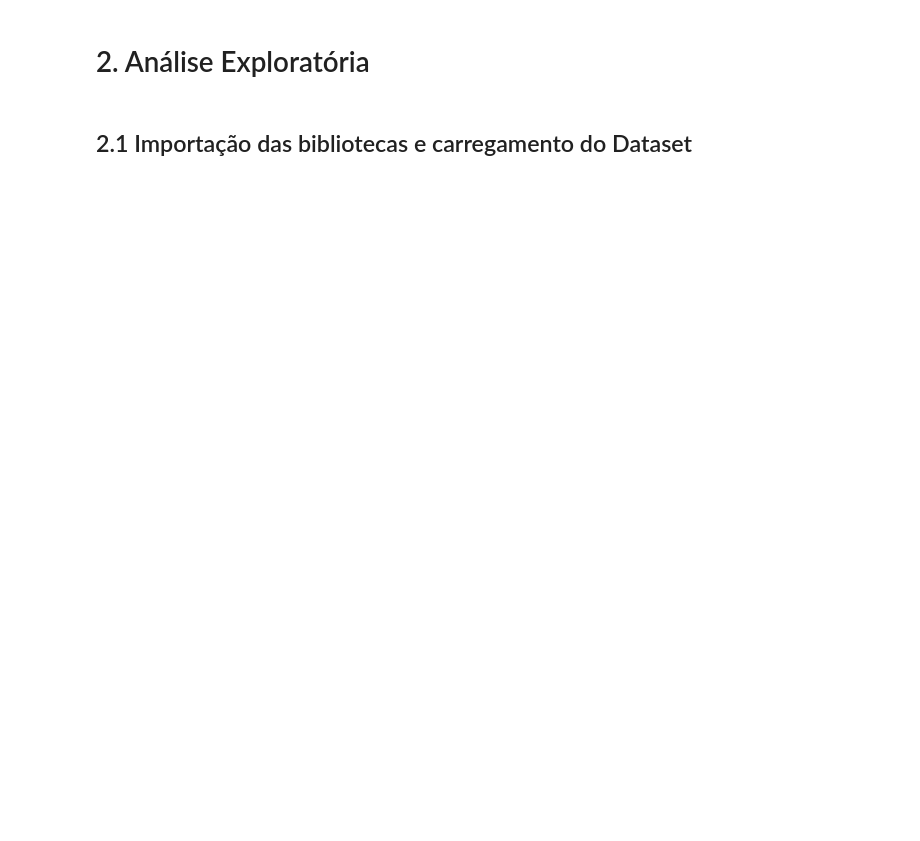
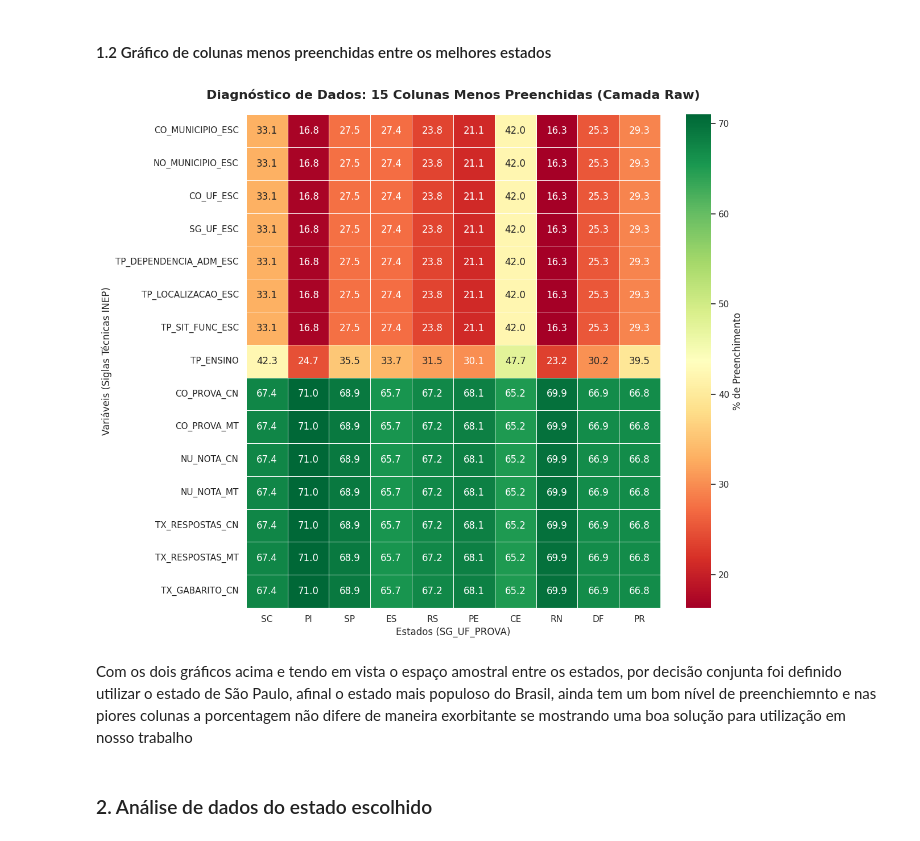
Before and after one commit to Caiomesvie/SDBD2---INEP, a Jupyter notebook: silver/analytcs.ipynb, the cells around one changed output. Cells and saved outputs as stored; diff of their text form; code cells hidden in the pictures; blank space fills up the shorter version.

```diff
--- a/silver/analytcs.ipynb
+++ b/silver/analytcs.ipynb
@@ -19,4 +129,51 @@ O Enem [(Exame Nacional do Ensino Médio)](https://www.gov.br/inep/pt-br/areas-d
+# %% [markdown]
+#### 1.2 Gráfico de colunas menos preenchidas entre os melhores estados
+# %%
+melhores_estados = [row['Estado'] for row in relatorio_estados.limit(10).collect()]
+filtro_melhores_estados = leitura.filter(F.col("SG_UF_PROVA").isin(melhores_estados))
+
+caminho_dicionario = 'data_raw/Dicionário_Microdados_Enem_2021.xlsx - MICRODADOS_ENEM_2021.csv'
+
+coluna_dados = [c for c in leitura.columns if c != "SG_UF_PROVA"]
+contagem_colunas = [F.count(c).alias(c) for c in coluna_dados]
+
+analise_colunas = filtro_melhores_estados.groupBy("SG_UF_PROVA").agg(
+    F.count('*').alias("Total_inscritos"),
+    *contagem_colunas
+)
+
+colunas_pandas = analise_colunas.toPandas().set_index("SG_UF_PROVA")
+
+for col in coluna_dados:
+    colunas_pandas[col] = (colunas_pandas[col] / colunas_pandas["Total_inscritos"]) * 100
+
+piores_colunas = colunas_pandas[coluna_dados].mean().nsmallest(15).index.tolist()
+
+plot_piores_colunas = colunas_pandas[piores_colunas].T
+
+plt.figure(figsize=(12, 10))
+sns.set_theme(style="white")
+
+ax = sns.heatmap(
+    plot_piores_colunas,
+    annot=True,
+    fmt=".1f",
+    cmap="RdYlGn",
+    linewidths=.5,
+    cbar_kws={'label': '% de Preenchimento'}
+)
+
+plt.title('Diagnóstico de Dados: 15 Colunas Menos Preenchidas (Camada Raw)', fontsize=16, fontweight='bold', pad=20)
+plt.xlabel('Estados (SG_UF_PROVA)', fontsize=12)
+plt.ylabel('Variáveis (Siglas Técnicas INEP)', fontsize=12)
+
+plt.xticks(rotation=0)
+
+plt.tight_layout()
+plt.show()
+# %% [output]
+[figure, added]
+# %% [markdown]
+Com os dois gráficos acima e tendo em vista o espaço amostral entre os estados, por decisão conjunta foi definido utilizar o estado de São Paulo, afinal o estado mais populoso do Brasil, ainda tem um bom nível de preenchiemnto e nas piores colunas a porcentagem não difere de maneira exorbitante se mostrando uma boa solução para utilização em nosso trabalho
 # %% [markdown]
-# 2. Análise Exploratória
+### 2. Análise de dados do estado escolhido
-# %% [markdown]
-## 2.1 Importação das bibliotecas e carregamento do Dataset
```
Also changed, not shown: parts of 24 cells of this notebook.
